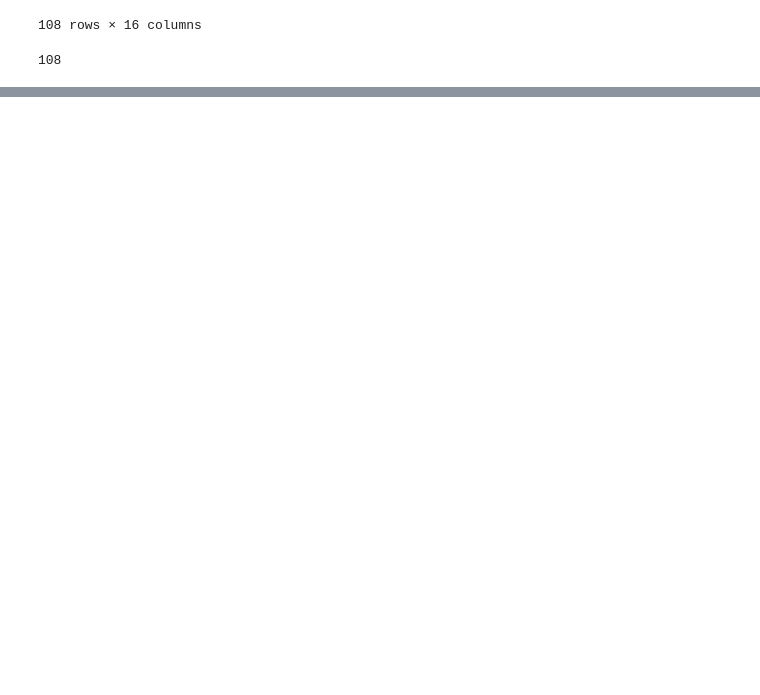
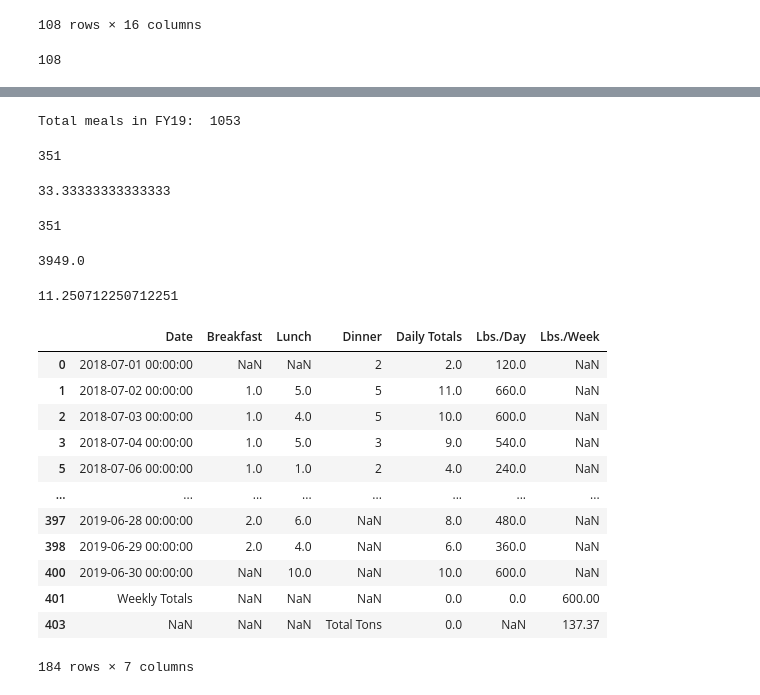
Before and after one commit to tainguyen103/CompostDataCSE, a Jupyter notebook: CSE Compost Data .ipynb, the cells around one changed output, grey strips where cells are left out. Drawn from its saved outputs; the diff is of its cells as text; code cells hidden in the pictures; blank space fills up the shorter version.

```diff
--- a/CSE Compost Data .ipynb
+++ b/CSE Compost Data .ipynb
@@ -249,0 +252,4 @@ actual22.shape[0]
+# %%
+# read in the dataset from Excel, name it fy19
+fy19 = pd.read_excel(io="/Users/tainguyen103/Downloads/MASTER Waste 2011-2023.xlsx",
+                     sheet_name="FY19Compost")
@@ -249,0 +284,6 @@ actual22.shape[0]
+# %%
+# count the total meals in 2019
+total_meals19 = 51 * 21 - 6 * 3
+print("Total meals in FY19: ", total_meals19)
+# %% [output]
+Total meals in FY19:  1053
@@ -249,0 +299,47 @@ actual22.shape[0]
+# %%
+# print out total number of null values for all 3 meals
+print(null_bf19 + null_ln19 + null_dn19)
+# %% [output]
+351
+# %%
+# calculate the percentage of null meals in total meals
+perc19 = (351/1053) * 100
+perc19
+# %% [output]
+33.33333333333333
+# %%
+# count the number of days on which meals are served
+total_days19 = 51 * 7 - 6
+total_days19
+# %% [output]
+351
+# %%
+# count the number of green buckets
+total_gb19 = fy19["Daily Totals"].iloc[:402].sum()
+total_gb19 #also shown 3,949 in Excel file
+# %% [output]
+3949.0
+# %%
+# calculate the average number of green buckets for each day
+average_gb19 = total_gb19 / total_days19
+average_gb19
+# %% [output]
+11.250712250712251
+# %%
+# filter by dates that used below the average number of green bucket, which is less than 11.25
+daycount19_belowAVG = fy19.loc[fy19['Daily Totals'] < 11.25]
+daycount19_belowAVG
+# %% [output]
+|  | Date | Breakfast | Lunch | Dinner | Daily Totals | Lbs./Day | Lbs./Week |
+| 0 | 2018-07-01 00:00:00 | NaN | NaN | 2 | 2.0 | 120.0 | NaN |
+| 1 | 2018-07-02 00:00:00 | 1.0 | 5.0 | 5 | 11.0 | 660.0 | NaN |
+| 2 | 2018-07-03 00:00:00 | 1.0 | 4.0 | 5 | 10.0 | 600.0 | NaN |
+| 3 | 2018-07-04 00:00:00 | 1.0 | 5.0 | 3 | 9.0 | 540.0 | NaN |
+| 5 | 2018-07-06 00:00:00 | 1.0 | 1.0 | 2 | 4.0 | 240.0 | NaN |
+| ... | ... | ... | ... | ... | ... | ... | ... |
+| 397 | 2019-06-28 00:00:00 | 2.0 | 6.0 | NaN | 8.0 | 480.0 | NaN |
+| 398 | 2019-06-29 00:00:00 | 2.0 | 4.0 | NaN | 6.0 | 360.0 | NaN |
+| 400 | 2019-06-30 00:00:00 | NaN | 10.0 | NaN | 10.0 | 600.0 | NaN |
+| 401 | Weekly Totals | NaN | NaN | NaN | 0.0 | 0.0 | 600.00 |
+| 403 | NaN | NaN | NaN | Total Tons | 0.0 | NaN | 137.37 |
+184 rows × 7 columns
```
Also changed, not shown: parts of 11 cells of this notebook.
